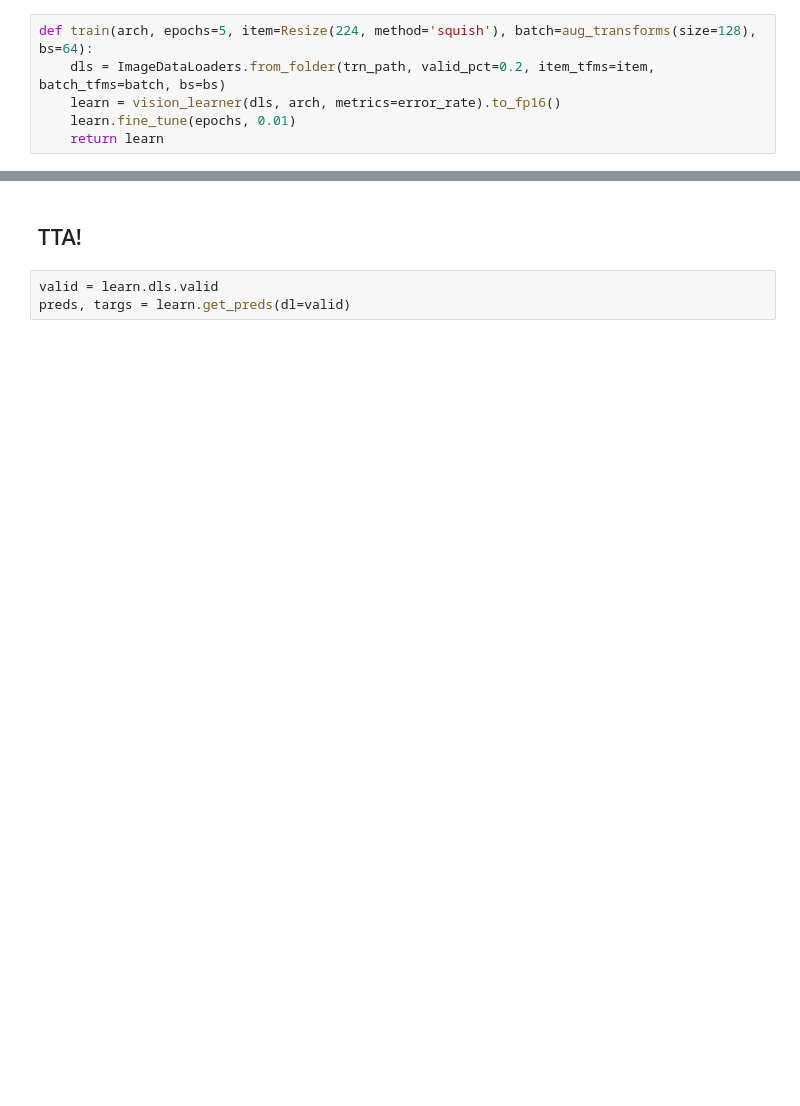
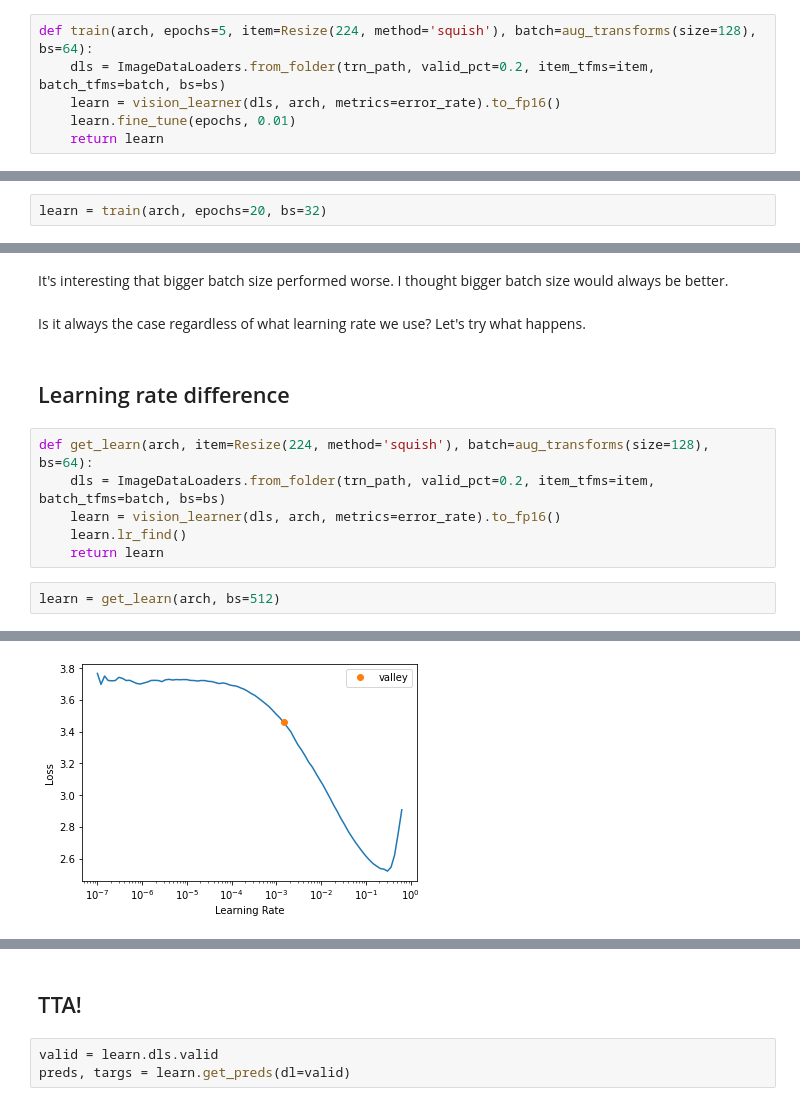
Before and after one commit to galopyz/paddy, a Jupyter notebook: 07_resnet18.ipynb, the cells around one changed output, grey strips where cells are left out. Drawn from its saved outputs; the diff is of its cells as text; blank space fills up the shorter version.

```diff
--- a/07_resnet18.ipynb
+++ b/07_resnet18.ipynb
@@ -37,0 +96,2 @@ learn = train(arch, epochs=20, bs=128)
+# %%
+learn = train(arch, epochs=20, bs=32)
@@ -37,0 +118,15 @@ learn = train(arch, epochs=20, bs=128)
+# %% [markdown]
+It's interesting that bigger batch size performed worse. I thought bigger batch size would always be better.
+# %% [markdown]
+Is it always the case regardless of what learning rate we use? Let's try what happens.
+# %% [markdown]
+## Learning rate difference
+# %%
+def get_learn(arch, item=Resize(224, method='squish'), batch=aug_transforms(size=128), bs=64):
+    dls = ImageDataLoaders.from_folder(trn_path, valid_pct=0.2, item_tfms=item, batch_tfms=batch, bs=bs)
+    learn = vision_learner(dls, arch, metrics=error_rate).to_fp16()
+    learn.lr_find()
+    return learn
+# %%
+learn = get_learn(arch, bs=512)
+# %% [output]
@@ -37,0 +134 @@ learn = train(arch, epochs=20, bs=128)
+[figure, added]
```
Also changed, not shown: parts of 11 cells of this notebook.
